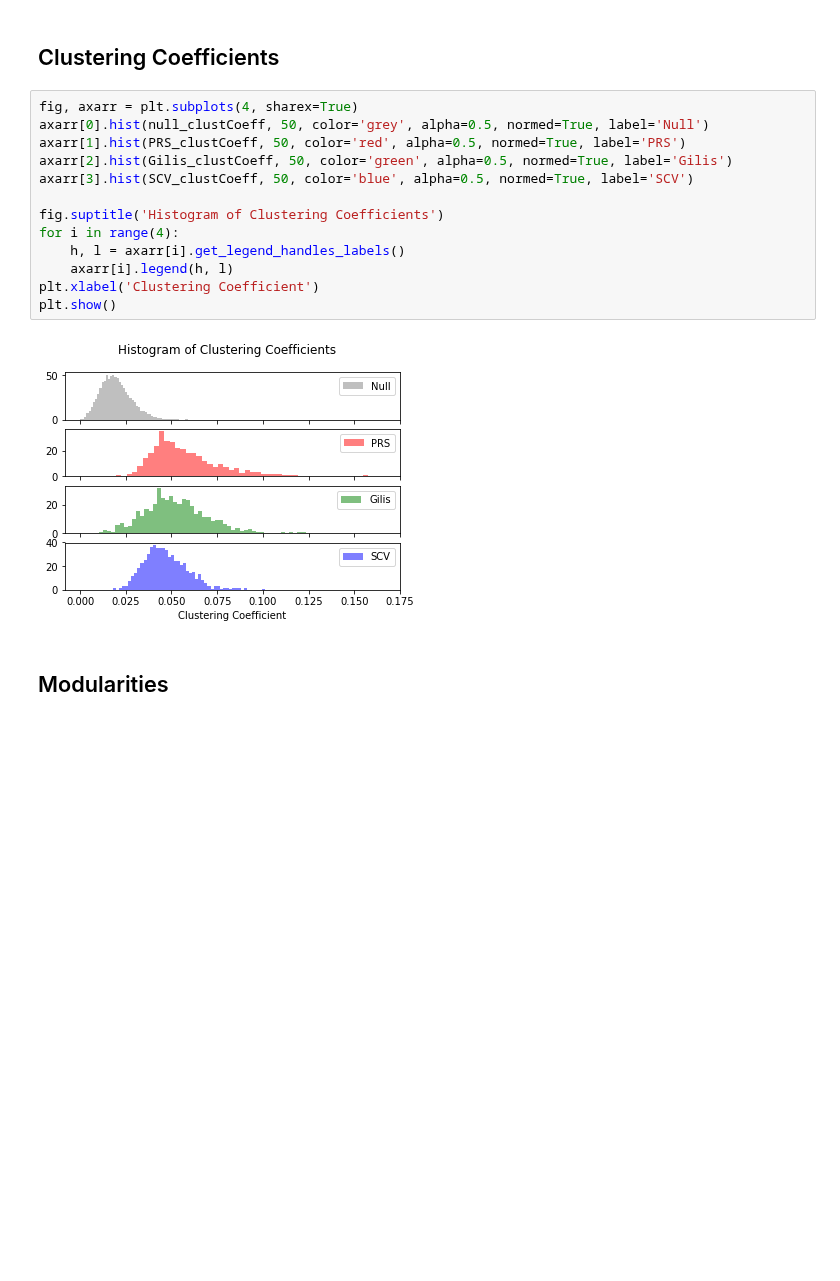
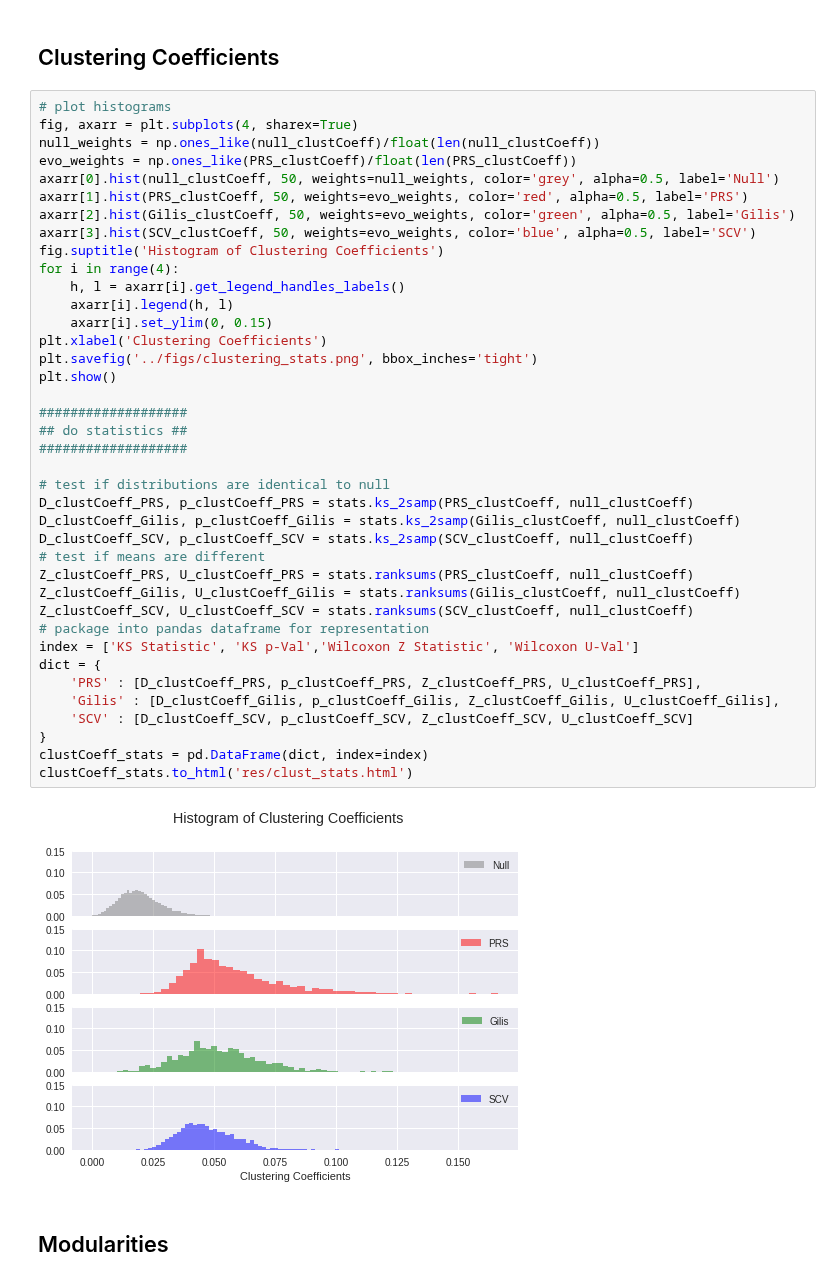
Before and after one commit to EndyLab/codon-tables, a Jupyter notebook: network_stats.ipynb, the cells around one changed output. Drawn from its saved outputs; the diff is of its cells as text; blank space fills up the shorter version.

```diff
--- a/network_stats.ipynb
+++ b/network_stats.ipynb
@@ -141,20 +202,46 @@ plt.show()
 # %% [markdown]
 ## Clustering Coefficients
 # %%
+# plot histograms
 fig, axarr = plt.subplots(4, sharex=True)
-axarr[0].hist(null_clustCoeff, 50, color='grey', alpha=0.5, normed=True, label='Null')
-axarr[1].hist(PRS_clustCoeff, 50, color='red', alpha=0.5, normed=True, label='PRS')
-axarr[2].hist(Gilis_clustCoeff, 50, color='green', alpha=0.5, normed=True, label='Gilis')
-axarr[3].hist(SCV_clustCoeff, 50, color='blue', alpha=0.5, normed=True, label='SCV')
-
+null_weights = np.ones_like(null_clustCoeff)/float(len(null_clustCoeff))
+evo_weights = np.ones_like(PRS_clustCoeff)/float(len(PRS_clustCoeff))
+axarr[0].hist(null_clustCoeff, 50, weights=null_weights, color='grey', alpha=0.5, label='Null')
+axarr[1].hist(PRS_clustCoeff, 50, weights=evo_weights, color='red', alpha=0.5, label='PRS')
+axarr[2].hist(Gilis_clustCoeff, 50, weights=evo_weights, color='green', alpha=0.5, label='Gilis')
+axarr[3].hist(SCV_clustCoeff, 50, weights=evo_weights, color='blue', alpha=0.5, label='SCV')
 fig.suptitle('Histogram of Clustering Coefficients')
 for i in range(4):
     h, l = axarr[i].get_legend_handles_labels()
     axarr[i].legend(h, l)
-plt.xlabel('Clustering Coefficient')
+    axarr[i].set_ylim(0, 0.15)
+plt.xlabel('Clustering Coefficients')
+plt.savefig('../figs/clustering_stats.png', bbox_inches='tight')
 plt.show()
+
+###################
+## do statistics ##
+###################
+
+# test if distributions are identical to null
+D_clustCoeff_PRS, p_clustCoeff_PRS = stats.ks_2samp(PRS_clustCoeff, null_clustCoeff)
+D_clustCoeff_Gilis, p_clustCoeff_Gilis = stats.ks_2samp(Gilis_clustCoeff, null_clustCoeff)
+D_clustCoeff_SCV, p_clustCoeff_SCV = stats.ks_2samp(SCV_clustCoeff, null_clustCoeff)
+# test if means are different
+Z_clustCoeff_PRS, U_clustCoeff_PRS = stats.ranksums(PRS_clustCoeff, null_clustCoeff)
+Z_clustCoeff_Gilis, U_clustCoeff_Gilis = stats.ranksums(Gilis_clustCoeff, null_clustCoeff)
+Z_clustCoeff_SCV, U_clustCoeff_SCV = stats.ranksums(SCV_clustCoeff, null_clustCoeff)
+# package into pandas dataframe for representation
+index = ['KS Statistic', 'KS p-Val','Wilcoxon Z Statistic', 'Wilcoxon U-Val']
+dict = {
+    'PRS' : [D_clustCoeff_PRS, p_clustCoeff_PRS, Z_clustCoeff_PRS, U_clustCoeff_PRS],
+    'Gilis' : [D_clustCoeff_Gilis, p_clustCoeff_Gilis, Z_clustCoeff_Gilis, U_clustCoeff_Gilis],
+    'SCV' : [D_clustCoeff_SCV, p_clustCoeff_SCV, Z_clustCoeff_SCV, U_clustCoeff_SCV]
+}
+clustCoeff_stats = pd.DataFrame(dict, index=index)
+clustCoeff_stats.to_html('res/clust_stats.html')
 # %% [output]
-[figure, old version]
+[figure, new version]
 # %% [markdown]
 ## Modularities
 # %%
```
Also changed, not shown: parts of 5 cells of this notebook, 5 other files.
